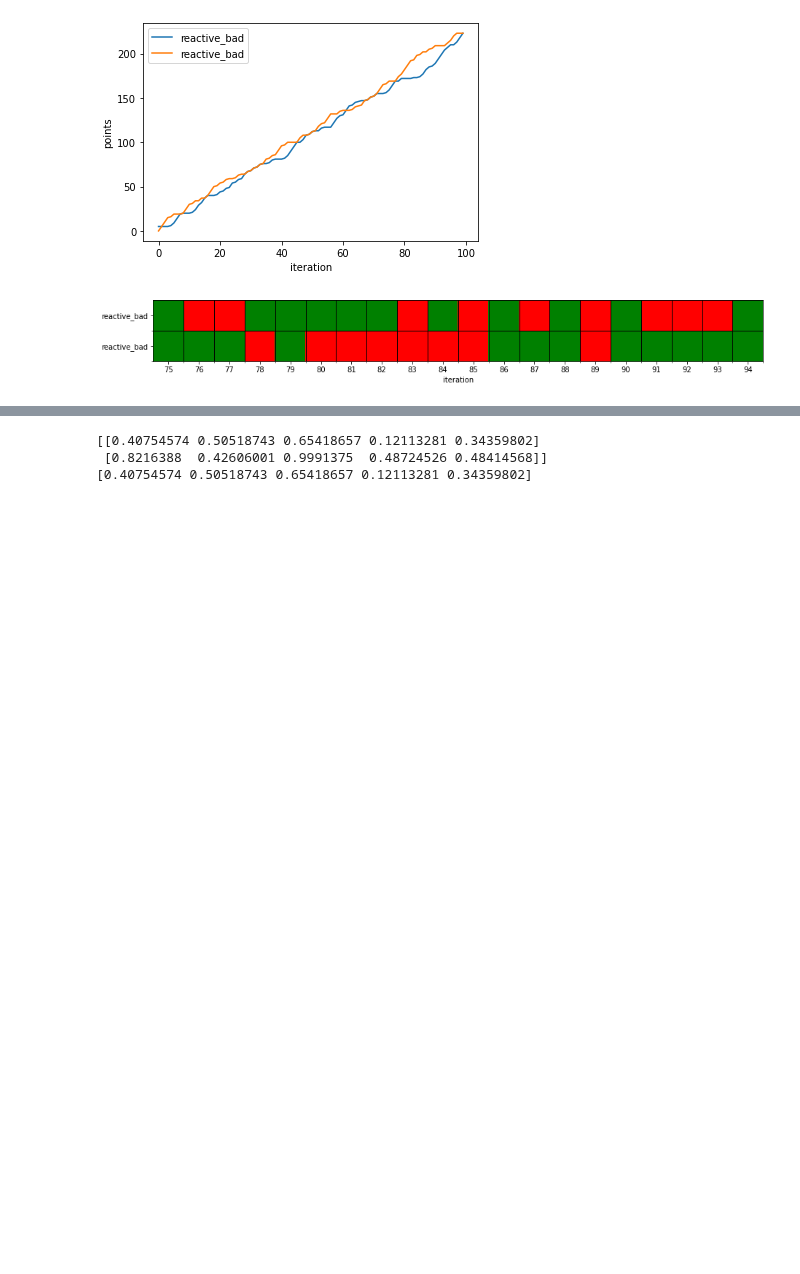
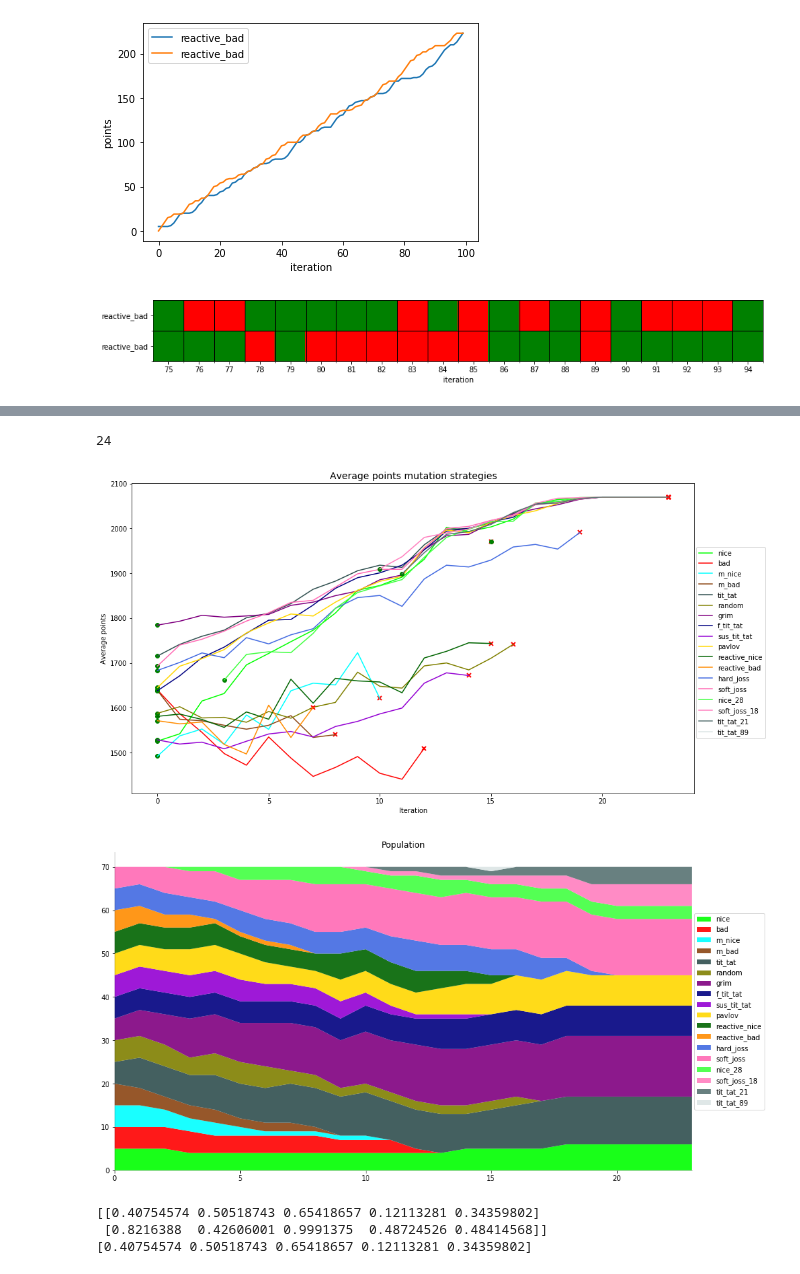
Before and after one commit to luca430/prisoner_dilemma, a Jupyter notebook: Project.ipynb, the cells around one changed output, grey strips where cells are left out. Cells and saved outputs as stored; diff of their text form; code cells hidden in the pictures; blank space fills up the shorter version.

```diff
--- a/Project.ipynb
+++ b/Project.ipynb
@@ -152,13 +152,17 @@ s = ['nice','bad','m_nice','m_bad','tit_tat',
     'random','grim','f_tit_tat','sus_tit_tat',
     'pavlov','reactive_nice','reactive_bad',
     'hard_joss','soft_joss']
+#s = ['nice','bad','m_nice','m_bad','tit_tat','grim','reactive_nice']
+numbers = [5,5,5,5,5,5,5,5,5,5,5,5,5,5]
 start_s = len(s)
-n_players = 30
-h = np.zeros((2,n_players))
-h[0] = npr.randint(0,len(s),size=n_players)
+#n_players = 14
+#h = np.zeros((2,np.sum(numbers)))
+#h[0] = npr.randint(0,len(s),size=n_players)
+h = pris_dil.h_build(numbers,mutation = True)
+#h[1,14] = 0.2
 unique, n_strategies = np.unique(h[0],return_counts=True)
 
 for a,b in zip(unique,n_strategies): print(s[int(a)],b)
 
-iterations = 20
-n_ma4, val_ma4 = pris_dil.tournament(h,'update_3',s,it=iterations,mutation_prob=0.05)
+iterations = 40
+n_ma4, val_ma4, iteration = pris_dil.tournament(h,'update_5',s,it=iterations,mutation_prob=0.05, n_change = 3)
@@ -165,6 +184,11 @@ n_ma4, val_ma4 = pris_dil.tournament(h,'update_3',s,it=iterations,mutation_prob=
 # %%
-grf.graph_avarege(h,val_ma4,s,iterations,start_s=start_s)
-grf.graph_population(n_ma4,iterations,s,start_s=start_s)
+print(iteration)
+grf.graph_avarege(h,val_ma4,s,iteration,start_s=start_s)
+grf.graph_population(n_ma4,iteration,s,start_s=start_s)
+# %% [output]
+24
+[figure, added]
+[figure, added]
 # %%
 #Gif 4
 grf.gif(s,n_ma4,'population_4',start_s)
```
Also changed, not shown: parts of 2 cells of this notebook, 1 other file.
